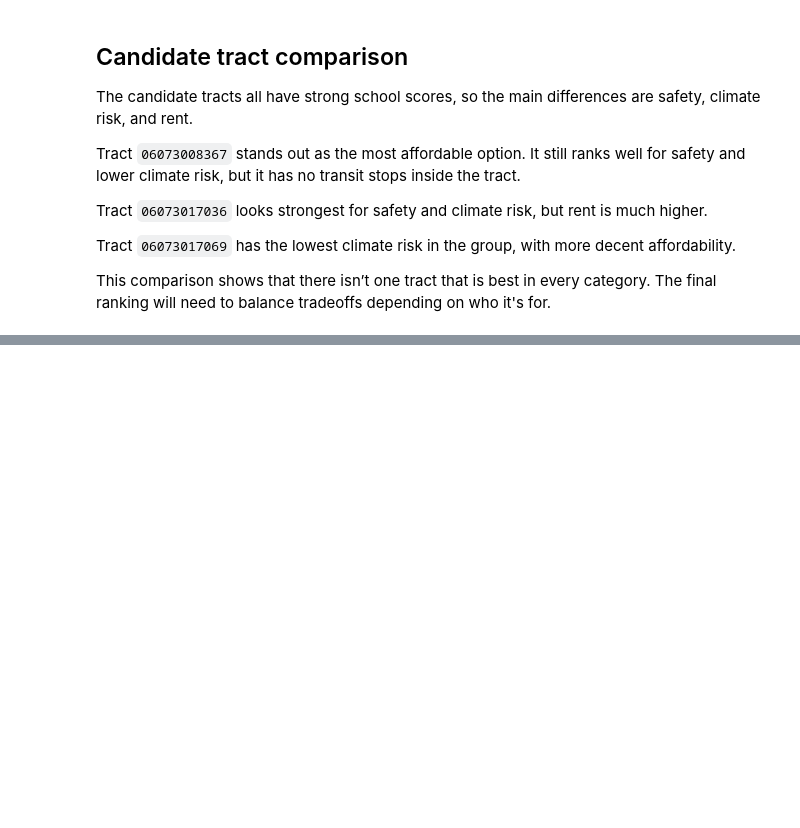
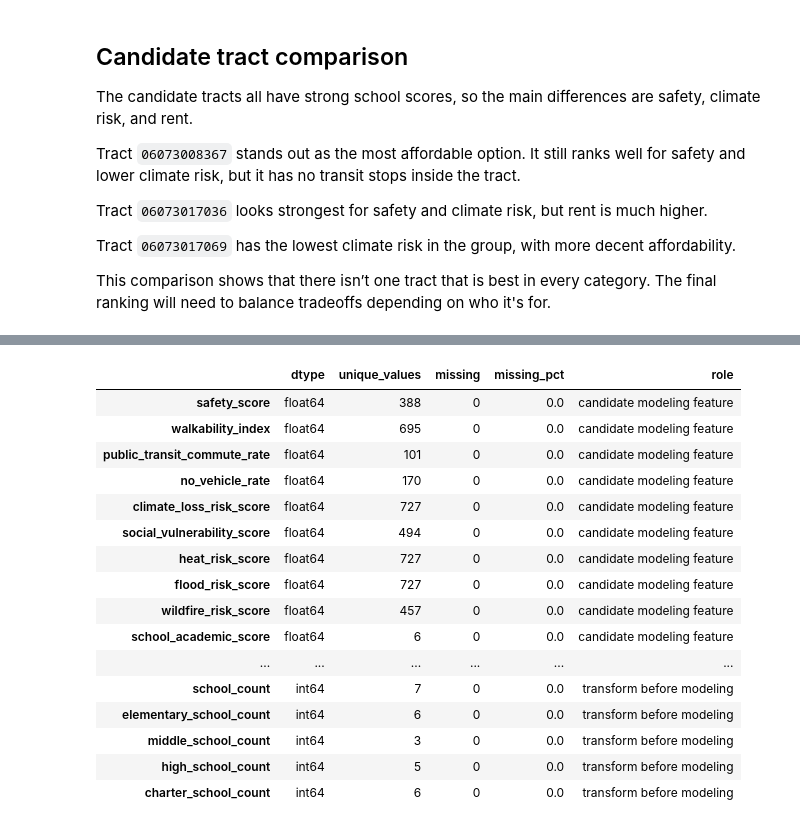
Before and after one commit to coco-martinez/san-diego-neighborhood-opportunity, a Jupyter notebook: notebooks/08_eda.ipynb, the cells around one changed output, grey strips where cells are left out. Cells and saved outputs as stored; diff of their text form; code cells hidden in the pictures; blank space fills up the shorter version.

```diff
--- a/notebooks/08_eda.ipynb
+++ b/notebooks/08_eda.ipynb
@@ -1408,0 +1401,78 @@ SDPD dataset: (311, 76) ..\data\processed\master_residential_tract_features_sdpd
+# %%
+# grouping every feature by how it will likely be used later
+
+feature_roles = {
+    'identifier or label': [
+        'tract_id', 'tract_name'],
+
+    'candidate modeling feature': [
+        'safety_score', 'walkability_index', 'climate_loss_risk_score',
+        'social_vulnerability_score', 'heat_risk_score', 'flood_risk_score',
+        'wildfire_risk_score', 'school_academic_score',
+        'median_household_income', 'poverty_rate', 'unemployment_rate',
+        'renter_rate', 'vacancy_rate', 'estimated_median_gross_rent',
+        'public_transit_commute_rate', 'no_vehicle_rate',
+        'population_under_5_rate', 'population_under_18_rate',
+        'median_age', 'hispanic_latino_rate', 'avg_household_size',
+        'avg_family_size', 'work_from_home_rate'],
+
+    'supporting feature': [
+        'violent_safety_score', 'property_safety_score',
+        'jobs_housing_mix_score', 'employment_mix_score',
+        'intersection_density_score', 'commute_mode_diversity_score',
+        'has_transit_access', 'total_population', 'total_households',
+        'households_with_children', 'bachelors_or_higher',
+        'family_poverty_rate', 'drove_alone_rate',
+        'rent_burden_30_34_count', 'rent_burden_35_plus_count',
+        'total_crime_count', 'violent_crime_count', 'property_crime_count',
+        'crime_rate_per_1000', 'violent_crime_rate_per_1000',
+        'property_crime_rate_per_1000', 'district_overlap_pct'],
+
+    'transform before modeling': [
+        'transit_stop_density', 'transit_stop_count',
+        'school_density', 'school_count',
+        'elementary_school_count', 'middle_school_count',
+        'high_school_count', 'charter_school_count'],
+
+    'context only': [
+        'expected_annual_loss_rating_composite',
+        'social_vulnerability_rating',
+        'heat_wave_hazard_type_risk_index_rating',
+        'inland_flooding_hazard_type_risk_index_rating',
+        'wildfire_hazard_type_risk_index_rating',
+        'district_name', 'district_type', 'district_grade_low',
+        'district_grade_high', 'academic_strength_tier',
+        'median_gross_rent'],
+
+    'exclusion flag': [
+        'large_tract_flag', 'missing_walkability_flag',
+        'walkability_imputed_flag', 'original_rent_missing_flag',
+        'sdpd_jurisdiction_flag'],
+
+    'remove': [
+        'community_resilience_score', 'community_resilience_rating',
+        'tract_type_flag', 'low_population_flag',
+        'exclude_from_scoring_flag']}
+
+role_lookup = {col: role for role, cols in feature_roles.items() for col in cols}
+feature_audit['role'] = feature_audit.index.map(role_lookup)
+
+feature_audit.sort_values(['role', 'dtype'])
+# %% [output]
+|  | dtype | unique_values | missing | missing_pct | role |
+| safety_score | float64 | 388 | 0 | 0.0 | candidate modeling feature |
+| walkability_index | float64 | 695 | 0 | 0.0 | candidate modeling feature |
+| public_transit_commute_rate | float64 | 101 | 0 | 0.0 | candidate modeling feature |
+| no_vehicle_rate | float64 | 170 | 0 | 0.0 | candidate modeling feature |
+| climate_loss_risk_score | float64 | 727 | 0 | 0.0 | candidate modeling feature |
+| social_vulnerability_score | float64 | 494 | 0 | 0.0 | candidate modeling feature |
+| heat_risk_score | float64 | 727 | 0 | 0.0 | candidate modeling feature |
+| flood_risk_score | float64 | 727 | 0 | 0.0 | candidate modeling feature |
+| wildfire_risk_score | float64 | 457 | 0 | 0.0 | candidate modeling feature |
+| school_academic_score | float64 | 6 | 0 | 0.0 | candidate modeling feature |
+| ... | ... | ... | ... | ... | ... |
+| school_count | int64 | 7 | 0 | 0.0 | transform before modeling |
+| elementary_school_count | int64 | 6 | 0 | 0.0 | transform before modeling |
+| middle_school_count | int64 | 3 | 0 | 0.0 | transform before modeling |
+| high_school_count | int64 | 5 | 0 | 0.0 | transform before modeling |
+| charter_school_count | int64 | 6 | 0 | 0.0 | transform before modeling |
```
Also changed, not shown: parts of 17 cells of this notebook, 1 other file.
